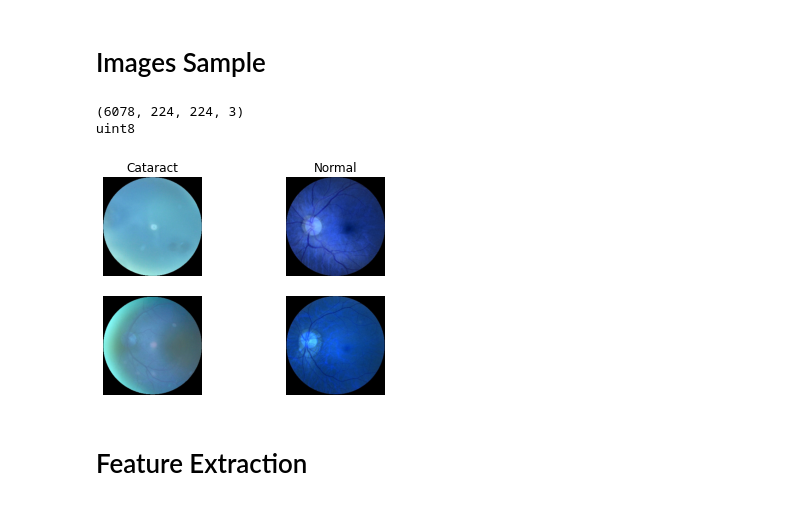
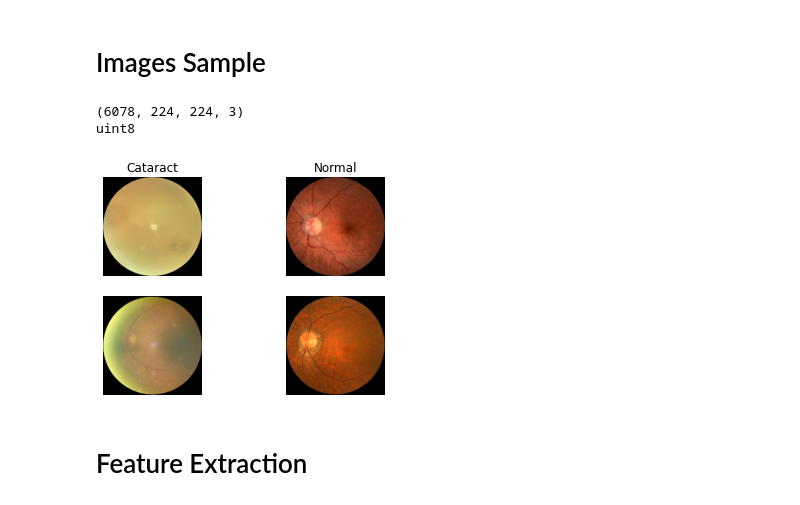
Before and after one commit to Shrey-Viradiya/Ocular-Disease-Recognition, a Jupyter notebook: Ocular Disease recognition FIVP Project.ipynb, the cells around one changed output. Drawn from its saved outputs; the diff is of its cells as text; code cells hidden in the pictures.

```diff
--- a/Ocular Disease recognition FIVP Project.ipynb
+++ b/Ocular Disease recognition FIVP Project.ipynb
@@ -123,27 +128,27 @@ len(training_images)
 # %%
 def showSamples(images, gray = False):
     figure, axes = plt.subplots(2, 2)
     axes[0, 0].title.set_text("Cataract")
     axes[0, 1].title.set_text("Normal")
 
     axes[0, 0].axis('off')
     axes[0, 1].axis('off')
     axes[1, 0].axis('off')
     axes[1, 1].axis('off')
 
-    axes[0, 0].imshow(images[0],cmap='gray') if gray else axes[0, 0].imshow(cv2.cvtColor(images[0], cv2.COLOR_BGR2RGB))
-    axes[0, 1].imshow(images[2],cmap='gray') if gray else axes[0, 1].imshow(cv2.cvtColor(images[2], cv2.COLOR_BGR2RGB))
-    axes[1, 0].imshow(images[17],cmap='gray') if gray else axes[1, 0].imshow(cv2.cvtColor(images[17], cv2.COLOR_BGR2RGB))
-    axes[1, 1].imshow(images[12],cmap='gray') if gray else axes[1, 1].imshow(cv2.cvtColor(images[12], cv2.COLOR_BGR2RGB))
+    axes[0, 0].imshow(images[0],cmap='gray') if gray else axes[0, 0].imshow(images[0])
+    axes[0, 1].imshow(images[2],cmap='gray') if gray else axes[0, 1].imshow(images[2])
+    axes[1, 0].imshow(images[17],cmap='gray') if gray else axes[1, 0].imshow(images[17])
+    axes[1, 1].imshow(images[12],cmap='gray') if gray else axes[1, 1].imshow(images[12])
     plt.show()
 
 print(np.array(training_images).shape)
 print(training_images[1961].dtype)
 showSamples(training_images)
 # %% [output]
 (6078, 224, 224, 3)
 uint8
-[figure, old version]
+[figure, new version]
 # %% [markdown]
 # Feature Extraction
 # %% [markdown]
```
Also changed, not shown: parts of 15 cells of this notebook.
